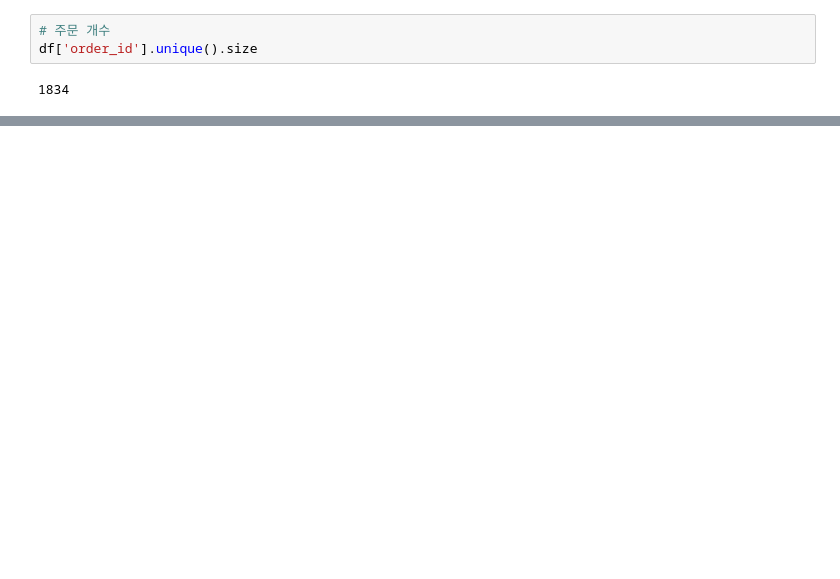
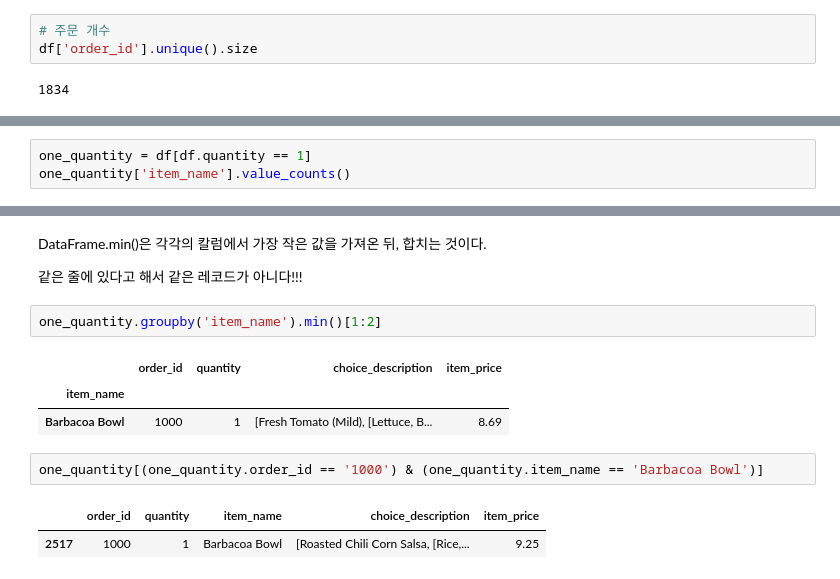
Before and after one commit to DIMI19HD/study-data-structure-python-notebook, a Jupyter notebook: 4. chipotle.ipynb, the cells around one changed output, grey strips where cells are left out. Saved outputs shown, nothing was run; the diff lists cells and outputs as text; blank space fills up the shorter version.

```diff
--- a/4. chipotle.ipynb
+++ b/4. chipotle.ipynb
@@ -169,0 +466,3 @@ df['order_id'].unique().size
+# %%
+one_quantity = df[df.quantity == 1]
+one_quantity['item_name'].value_counts()
@@ -169,0 +507,15 @@ df['order_id'].unique().size
+# %% [markdown]
+DataFrame.min()은 각각의 칼럼에서 가장 작은 값을 가져온 뒤, 합치는 것이다.
+
+같은 줄에 있다고 해서 같은 레코드가 아니다!!!
+# %%
+one_quantity.groupby('item_name').min()[1:2]
+# %% [output]
+|  | order_id | quantity | choice_description | item_price |
+| item_name |  |  |  |  |
+| Barbacoa Bowl | 1000 | 1 | [Fresh Tomato (Mild), [Lettuce, B... | 8.69 |
+# %%
+one_quantity[(one_quantity.order_id == '1000') & (one_quantity.item_name == 'Barbacoa Bowl')]
+# %% [output]
+|  | order_id | quantity | item_name | choice_description | item_price |
+| 2517 | 1000 | 1 | Barbacoa Bowl | [Roasted Chili Corn Salsa, [Rice,... | 9.25 |
```
Also changed, not shown: parts of 32 cells of this notebook.
